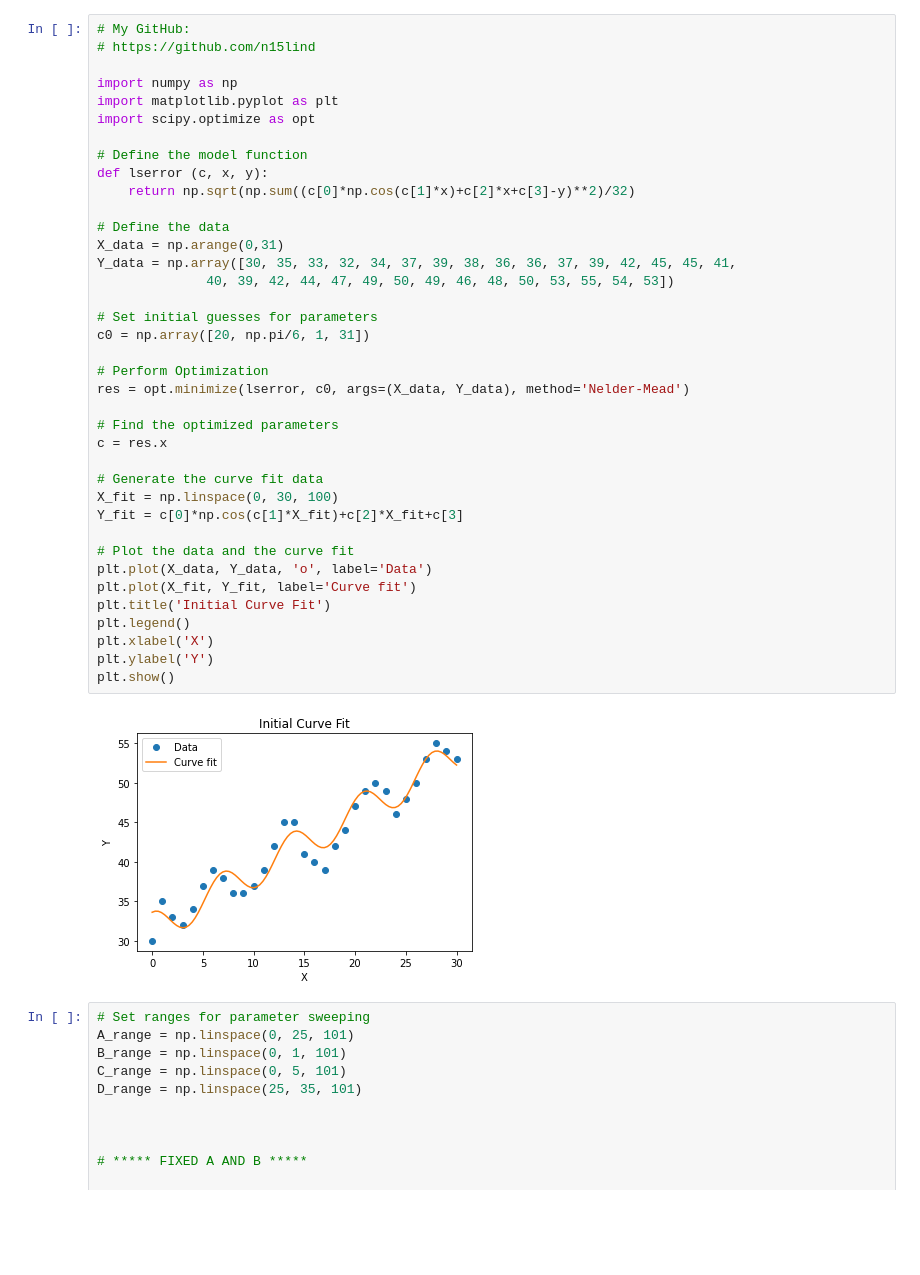
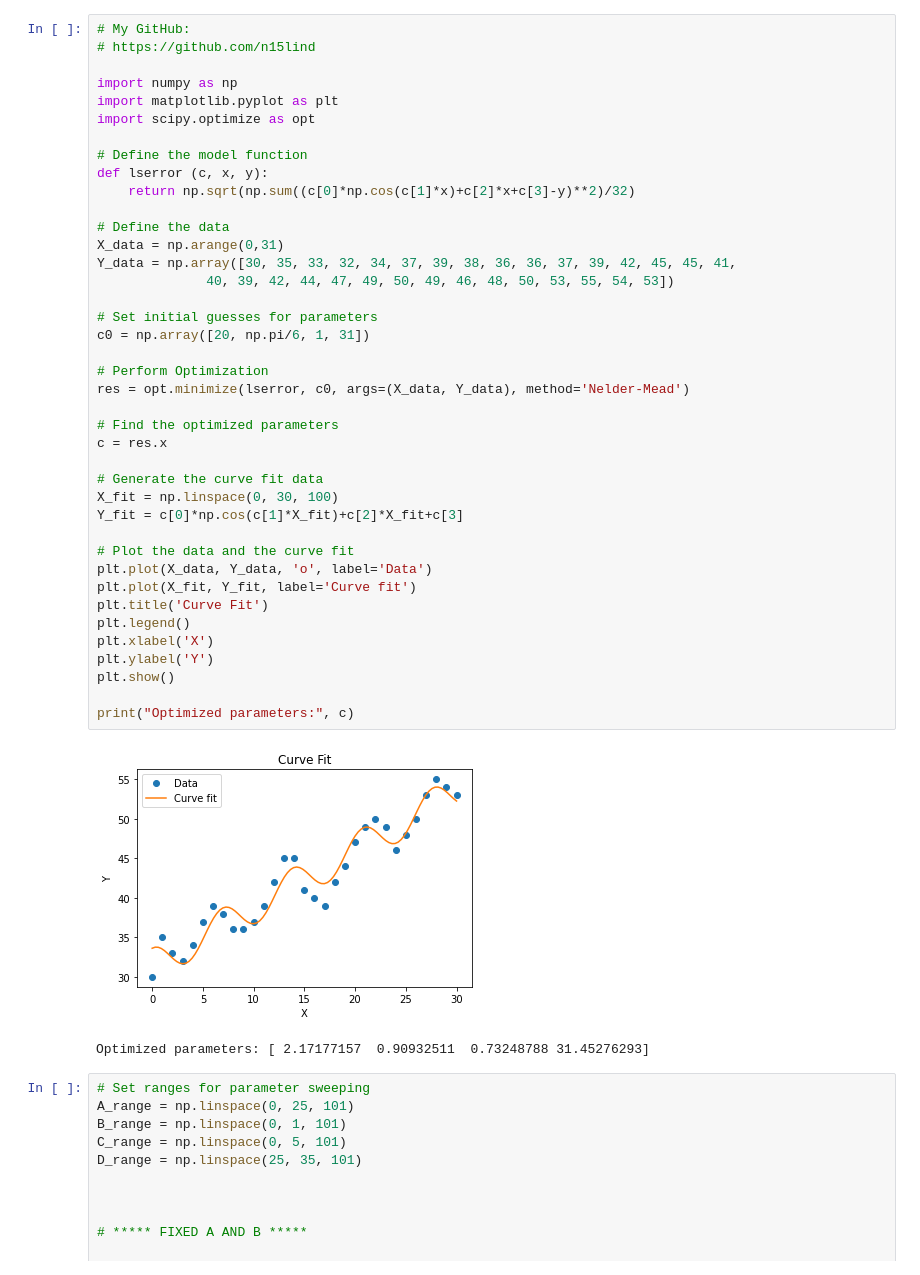
Before and after one commit to n15lind/HW1, a Jupyter notebook: HW_1.ipynb, the cells around one changed output. Cells and saved outputs as stored; diff of their text form; blank space fills up the shorter version.

```diff
--- a/HW_1.ipynb
+++ b/HW_1.ipynb
@@ -9,35 +9,38 @@ import scipy.optimize as opt
 # Define the model function
 def lserror (c, x, y):
     return np.sqrt(np.sum((c[0]*np.cos(c[1]*x)+c[2]*x+c[3]-y)**2)/32)
 
 # Define the data
 X_data = np.arange(0,31)
 Y_data = np.array([30, 35, 33, 32, 34, 37, 39, 38, 36, 36, 37, 39, 42, 45, 45, 41,
               40, 39, 42, 44, 47, 49, 50, 49, 46, 48, 50, 53, 55, 54, 53])
 
 # Set initial guesses for parameters
 c0 = np.array([20, np.pi/6, 1, 31])
 
 # Perform Optimization
 res = opt.minimize(lserror, c0, args=(X_data, Y_data), method='Nelder-Mead')
 
 # Find the optimized parameters
 c = res.x
 
 # Generate the curve fit data
 X_fit = np.linspace(0, 30, 100)
 Y_fit = c[0]*np.cos(c[1]*X_fit)+c[2]*X_fit+c[3]
 
 # Plot the data and the curve fit
 plt.plot(X_data, Y_data, 'o', label='Data')
 plt.plot(X_fit, Y_fit, label='Curve fit')
-plt.title('Initial Curve Fit')
+plt.title('Curve Fit')
 plt.legend()
 plt.xlabel('X')
 plt.ylabel('Y')
 plt.show()
+
+print("Optimized parameters:", c)
 # %% [output]
-[figure, old version]
+[figure, new version]
+Optimized parameters: [ 2.17177157  0.90932511  0.73248788 31.45276293]
 # %%
 # Set ranges for parameter sweeping
 A_range = np.linspace(0, 25, 101)
```
